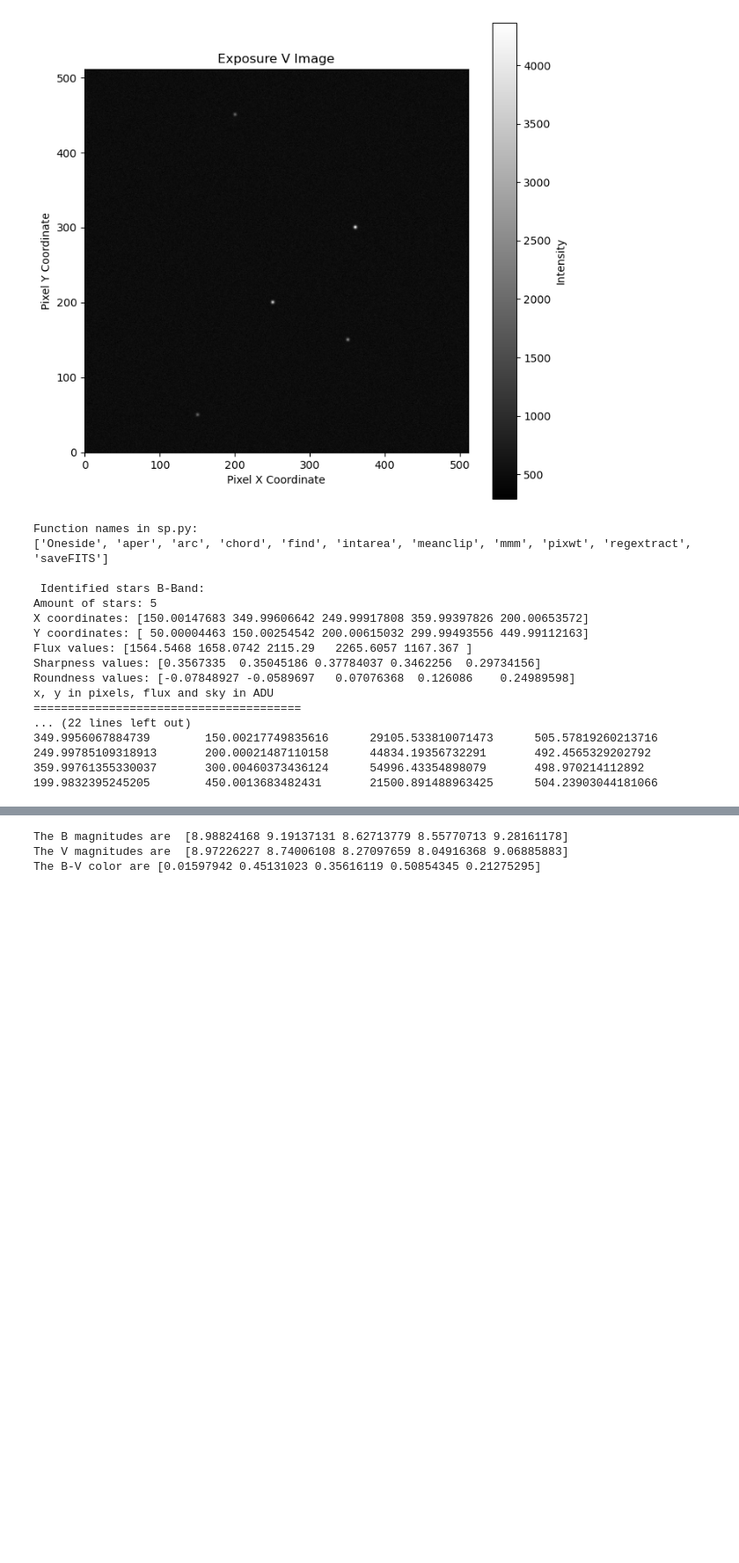
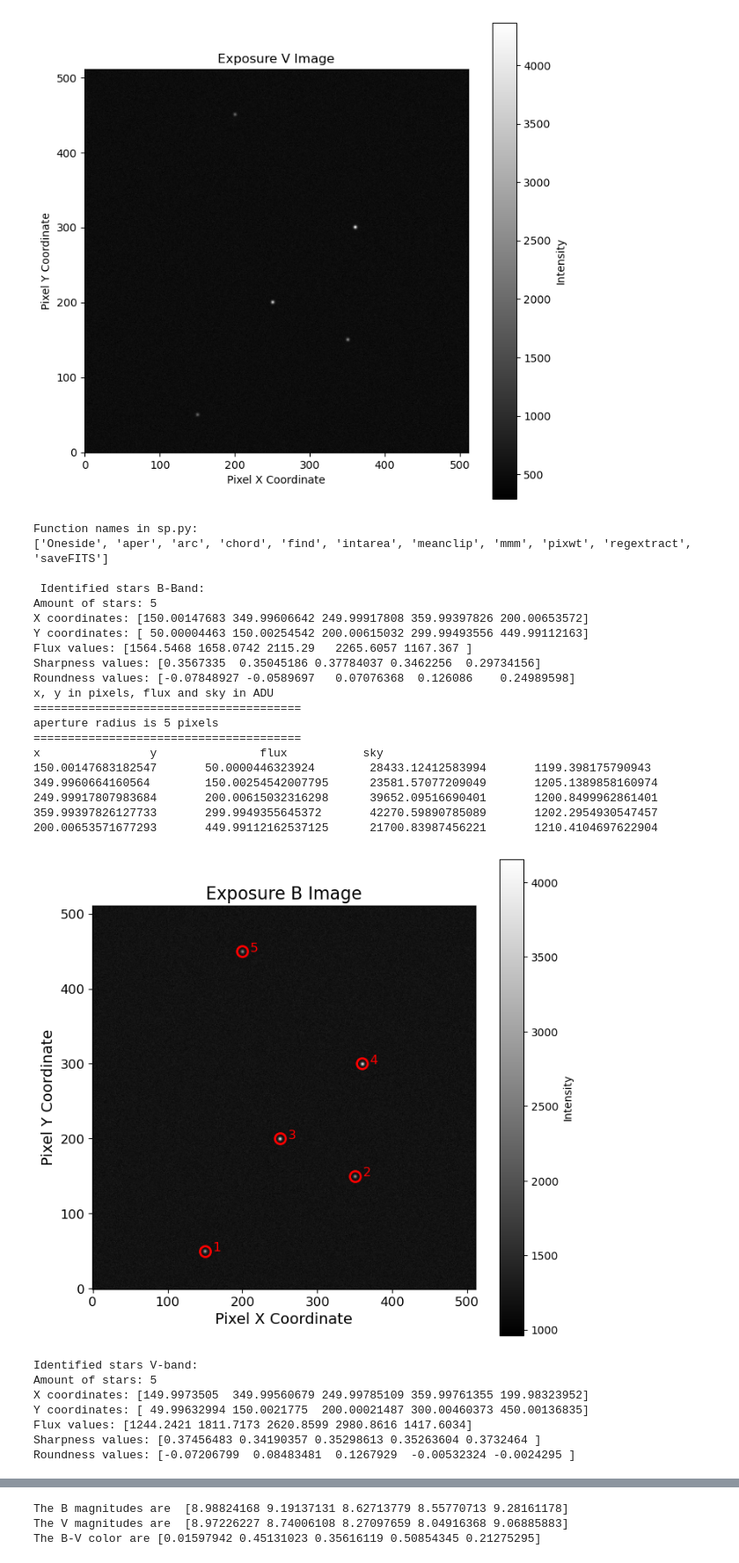
Before and after one commit to TapWhite/ALOP-PROBLEM-1-part2, a Jupyter notebook: Photometry Joel versie.ipynb, the cells around one changed output, grey strips where cells are left out. Shown at 88% size. Cells and saved outputs as stored; diff of their text form; code cells hidden in the pictures; blank space fills up the shorter version.

```diff
--- a/Photometry Joel versie.ipynb
+++ b/Photometry Joel versie.ipynb
@@ -98,43 +98,81 @@ print('Amount of stars:', len(results[0]))
 print("X coordinates:", results[0])
 print("Y coordinates:", results[1])
 print("Flux values:", results[2])
 print("Sharpness values:", results[3])
 print("Roundness values:", results[4])
 
 aperture_radius = np.array([5])
 skyrad = [6, 10]
 flux_B , N_sky_B = sp.aper(image=B_data, xc=results[0], yc=results[1], apr=aperture_radius, skyrad=skyrad)
 flux_B = flux_B.flatten()
 
+plt.figure(figsize=(8, 8))
+plt.imshow(B_data, cmap='gray', origin='lower')
+plt.colorbar(label='Intensity')
+plt.title('Exposure B Image', fontsize=16)
+plt.plot(results[0], results[1], 'ro', mfc='none', ms=10, mew=2)
+for i, (x, y) in enumerate(zip(results[0], results[1])):
+	plt.text(x, y, f'  {i+1}', color='red', fontsize=12)
+plt.xlabel('Pixel X Coordinate' , fontsize=14)
+plt.ylabel('Pixel Y Coordinate' , fontsize=14)
+plt.tick_params(axis='both', which='major', labelsize=12)  # Adjust tick label sizes
+plt.savefig('pdf/Exposure_B.pdf')
+plt.show()
 
 
-results = sp.find(image=V_data, hmin=hmin, fwhm=fwhm)
+
+results2 = sp.find(image=V_data, hmin=hmin, fwhm=fwhm)
 print("\nIdentified stars V-band:")
-print('Amount of stars:', len(results[0]))
-print("X coordinates:", results[0])
-print("Y coordinates:", results[1])
-print("Flux values:", results[2])
-print("Sharpness values:", results[3])
-print("Roundness values:", results[4])
+print('Amount of stars:', len(results2[0]))
+print("X coordinates:", results2[0])
+print("Y coordinates:", results2[1])
+print("Flux values:", results2[2])
+print("Sharpness values:", results2[3])
+print("Roundness values:", results2[4])
 
 
-flux_V , N_sky_V = sp.aper(image=V_data, xc=results[0], yc=results[1], apr=aperture_radius, skyrad=skyrad)
+plt.figure(figsize=(8, 8))
+plt.imshow(V_data, cmap='gray', origin='lower')
+plt.colorbar(label='Intensity')
+plt.title('Exposure V Image')
+plt.plot(results2[0], results2[1], 'ro', mfc='none', ms=10, mew=2)
+for i, (x, y) in enumerate(zip(results2[0], results2[1])):
+	plt.text(x, y, f'  {i+1}', color='red', fontsize=12)
+plt.xlabel('Pixel X Coordinate')
+plt.ylabel('Pixel Y Coordinate')
+plt.savefig('pdf/Exposure_V.pdf')
+plt.show()
+
+
+
+flux_V , N_sky_V = sp.aper(image=V_data, xc=results2[0], yc=results2[1], apr=aperture_radius, skyrad=skyrad)
 flux_V = flux_V.flatten()
 # %% [output]
 Function names in sp.py:
 ['Oneside', 'aper', 'arc', 'chord', 'find', 'intarea', 'meanclip', 'mmm', 'pixwt', 'regextract', 'saveFITS']
 
  Identified stars B-Band:
 Amount of stars: 5
 X coordinates: [150.00147683 349.99606642 249.99917808 359.99397826 200.00653572]
 Y coordinates: [ 50.00004463 150.00254542 200.00615032 299.99493556 449.99112163]
 Flux values: [1564.5468 1658.0742 2115.29   2265.6057 1167.367 ]
 Sharpness values: [0.3567335  0.35045186 0.37784037 0.3462256  0.29734156]
 Roundness values: [-0.07848927 -0.0589697   0.07076368  0.126086    0.24989598]
 x, y in pixels, flux and sky in ADU
 =======================================
-... (22 lines left out)
-349.9956067884739        150.00217749835616      29105.533810071473      505.57819260213716
-249.99785109318913       200.00021487110158      44834.19356732291       492.4565329202792
-359.99761355330037       300.00460373436124      54996.43354898079       498.970214112892
-199.9832395245205        450.0013683482431       21500.891488963425      504.23903044181066
+aperture radius is 5 pixels
+=======================================
+x                y               flux           sky
+150.00147683182547       50.0000446323924        28433.12412583994       1199.398175790943
+349.9960664160564        150.00254542007795      23581.57077209049       1205.1389858160974
+249.99917807983684       200.00615032316298      39652.09516690401       1200.8499962861401
+359.99397826127733       299.9949355645372       42270.59890785089       1202.2954930547457
+200.00653571677293       449.99112162537125      21700.83987456221       1210.4104697622904
+[figure, added]
+Identified stars V-band:
+Amount of stars: 5
+X coordinates: [149.9973505  349.99560679 249.99785109 359.99761355 199.98323952]
+Y coordinates: [ 49.99632994 150.0021775  200.00021487 300.00460373 450.00136835]
+Flux values: [1244.2421 1811.7173 2620.8599 2980.8616 1417.6034]
+Sharpness values: [0.37456483 0.34190357 0.35298613 0.35263604 0.3732464 ]
+Roundness values: [-0.07206799  0.08483481  0.1267929  -0.00532324 -0.0024295 ]
```
Also changed, not shown: parts of 4 cells of this notebook.
